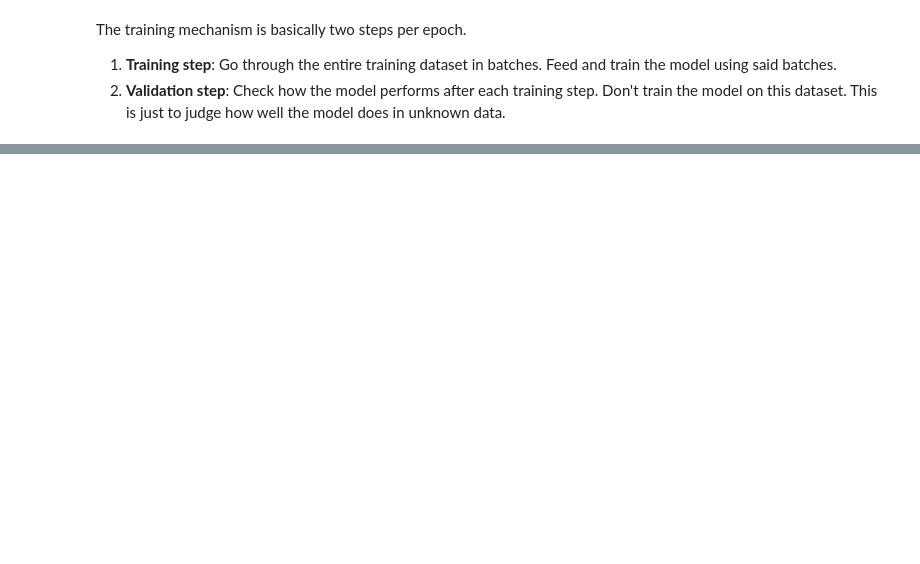
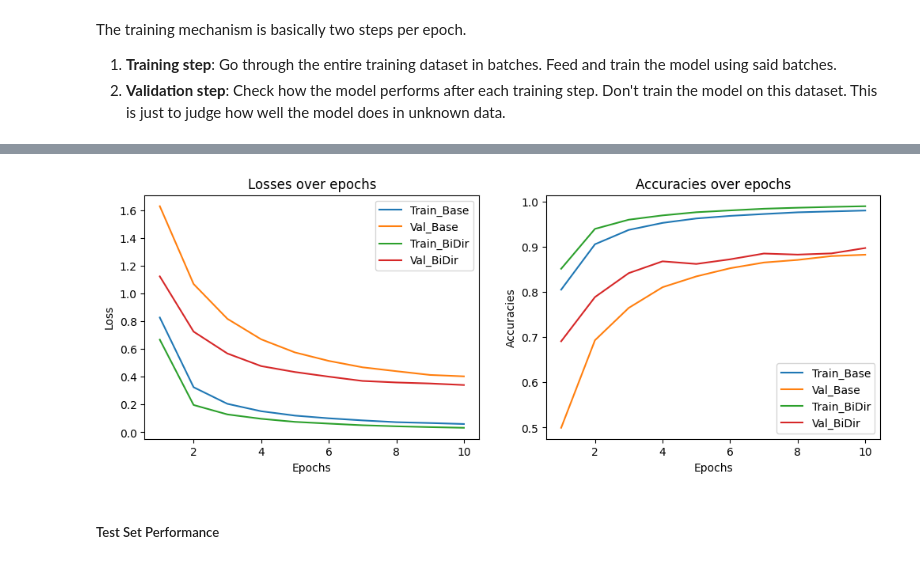
Before and after one commit to Shakleen/POS_Tagging, a Jupyter notebook: code.ipynb, the cells around one changed output, grey strips where cells are left out. Saved outputs shown, nothing was run; the diff lists cells and outputs as text; code cells hidden in the pictures; blank space fills up the shorter version.

```diff
--- a/code.ipynb
+++ b/code.ipynb
@@ -398,0 +432,10 @@ KeyboardInterrupt:
+# %%
+model = PosTagger(num_inputs=NUM_INPUT,
+                  embedding_dim=EMBEDDING_DIM,
+                  num_hiddens=NUM_HIDDENS,
+                  num_outputs=NUM_OUTPUTS,
+                  bidirectional=True,
+                  num_layers=1,
+                  padding_idx=PADDING_IDX)
+# %%
+bi_losses, bi_accuracies = train_epochs(model, udpos, MAX_EPOCHS)
@@ -398,0 +460,15 @@ KeyboardInterrupt:
+# %%
+def combine(metrics_1, metrics_2):
+    return [(a, b, c, d)
+            for (a, b), (c, d) in zip(metrics_1, metrics_2)]
+# %%
+c_losses = combine(losses, bi_losses)
+c_accuracies = combine(accuracies, bi_accuracies)
+# %%
+plot_loss_and_accuracy(c_losses, c_accuracies,
+                      ["Train_Base", "Val_Base",
+                       "Train_BiDir", "Val_BiDir"])
+# %% [output]
+[figure, added]
+# %% [markdown]
+##### Test Set Performance
```
Also changed, not shown: parts of 31 cells of this notebook, 4 other files.
